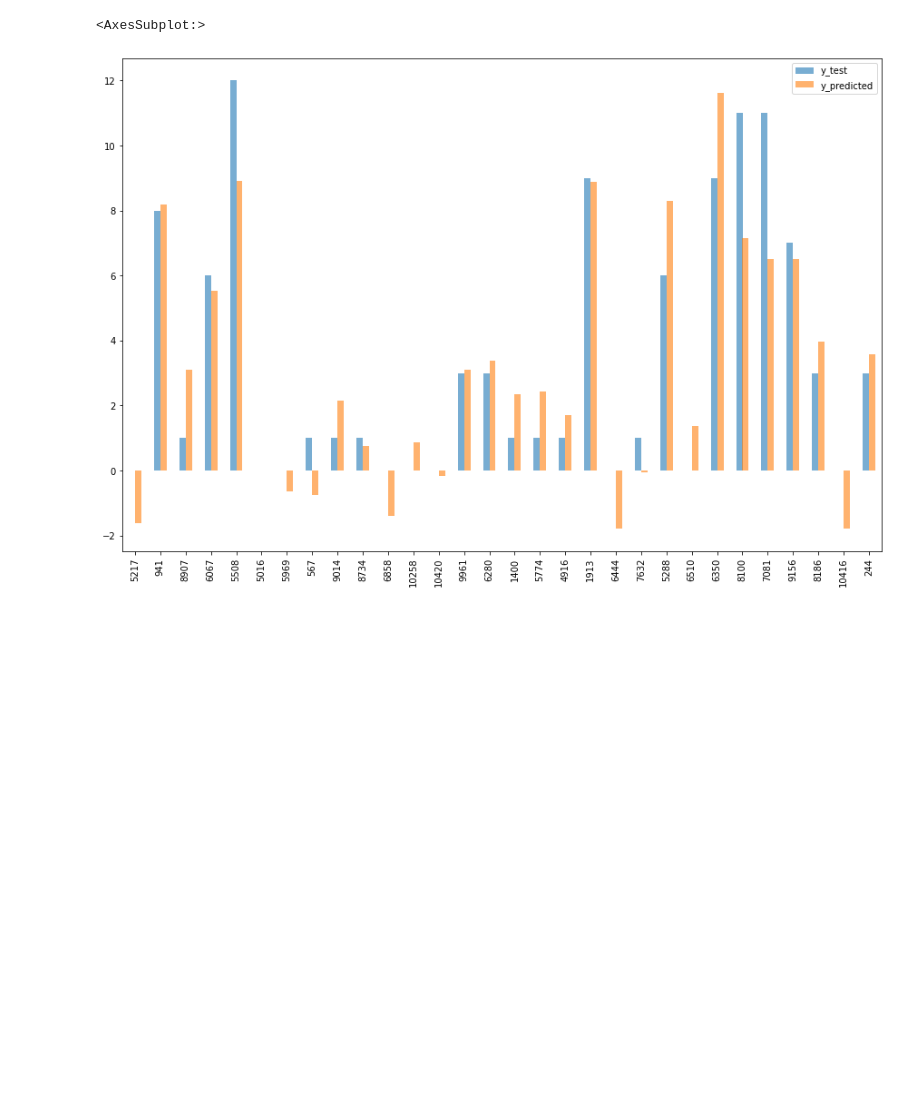
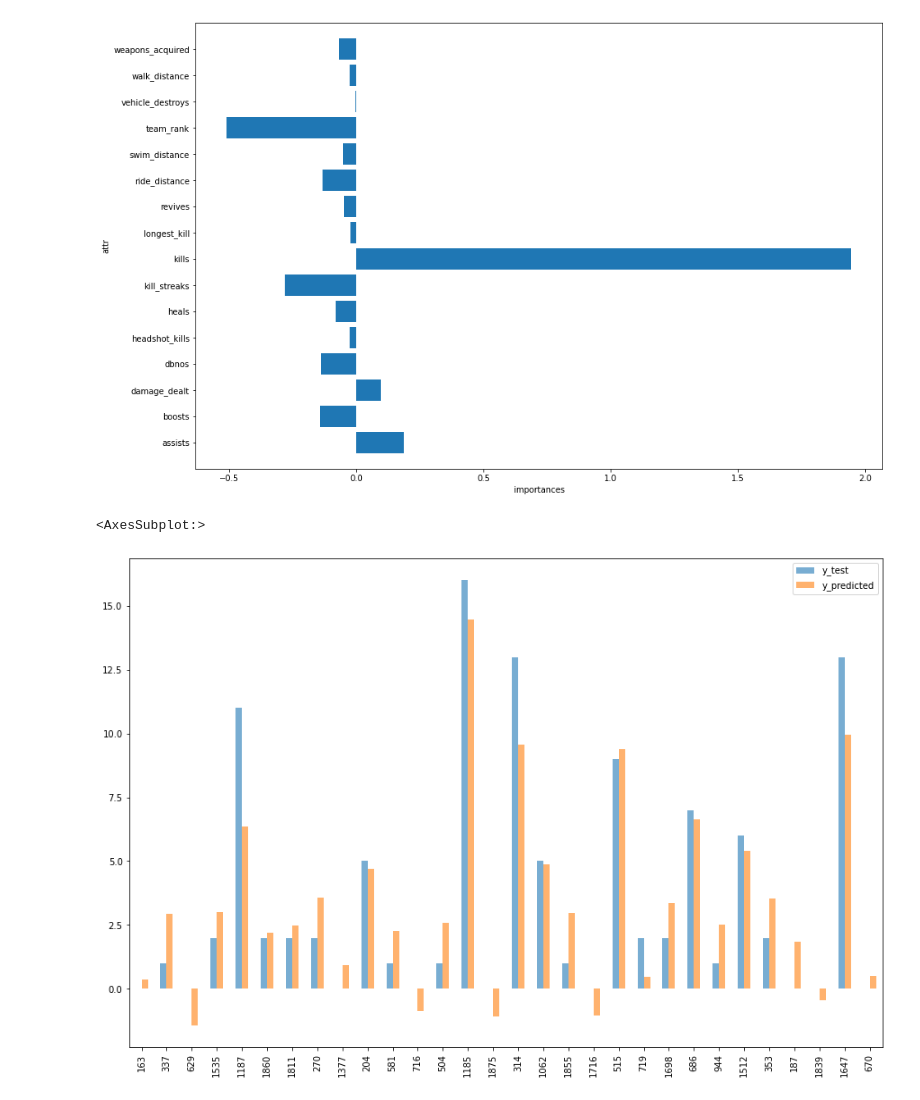
Before and after one commit to jhkang/jhk-pubg_project, a Jupyter notebook: pubg_api/patameter_optimization.ipynb, the cells around one changed output. Cells and saved outputs as stored; diff of their text form; code cells hidden in the pictures; blank space fills up the shorter version.

```diff
--- a/pubg_api/patameter_optimization.ipynb
+++ b/pubg_api/patameter_optimization.ipynb
@@ -103,37 +103,40 @@ sb.heatmap(data_corr.corr(), annot=True, cmap='Blues', vmin = -1, vmax = 1)
 # %%
 # linear regression -> round_point 획득량 예상 -> mvp 지표로 사용 가능
 # https://tjansry354.tistory.com/12?category=927195
 
 # 학습 데이터와 테스트 데이터로 분리합니다.
-# '선수명', 'y'를 제외한 칼럼들은 X
+# 'round_point', 'win'를 제외한 칼럼들은 X
 X = data[data.columns.difference(['round_point', 'win'])]
 y = data['round_point']
 
 # 검증(test)는 20%로 한다
 X_train, X_test, y_train, y_test = train_test_split(X, y, test_size=0.2, random_state=19)
 
 # 회귀 분석 객체 생성(선형 회귀 모델 생성)
 lr = linear_model.LinearRegression()
 
 # fit()는 기울기와 절편을 전달하기 위함.
-model = lr.fit(X_train, y_train)
-
-# 학습된 계수를 출력합니다.
-# print(lr.coef_)
-
-# 상수항을 출력합니다.
-# print(lr.intercept_)
+lr_model = lr.fit(X_train, y_train)
 
 x_new=X_test
-y_new=model.predict(x_new)
+y_new=lr_model.predict(x_new)
+
+# 특성 중요도 시각화 하기
+n_features = len(lr_model.feature_names_in_)
+plt.barh(range(n_features), lr_model.coef_, align='center')
+plt.yticks(np.arange(n_features), lr_model.feature_names_in_)
+plt.xlabel("importances")
+plt.ylabel("attr")
+plt.ylim(-1, n_features)
+plt.show()
 
 # y_compare={'round_point_test':y_test, 'round_point_predicted':y_new}
 y_compare={'y_test':y_test, 'y_predicted':y_new}
-
 pd.DataFrame(y_compare)[:30].plot(y=['y_test', 'y_predicted'], alpha=0.6, kind="bar")
 # %% [output]
+[figure, new version]
 <AxesSubplot:>
-[figure, old version]
+[figure, added]
 # %%
 # Random Forest -> 우승 예측
 data = standard_scaling(data)
```
Also changed, not shown: parts of 5 cells of this notebook, 1 other file.
